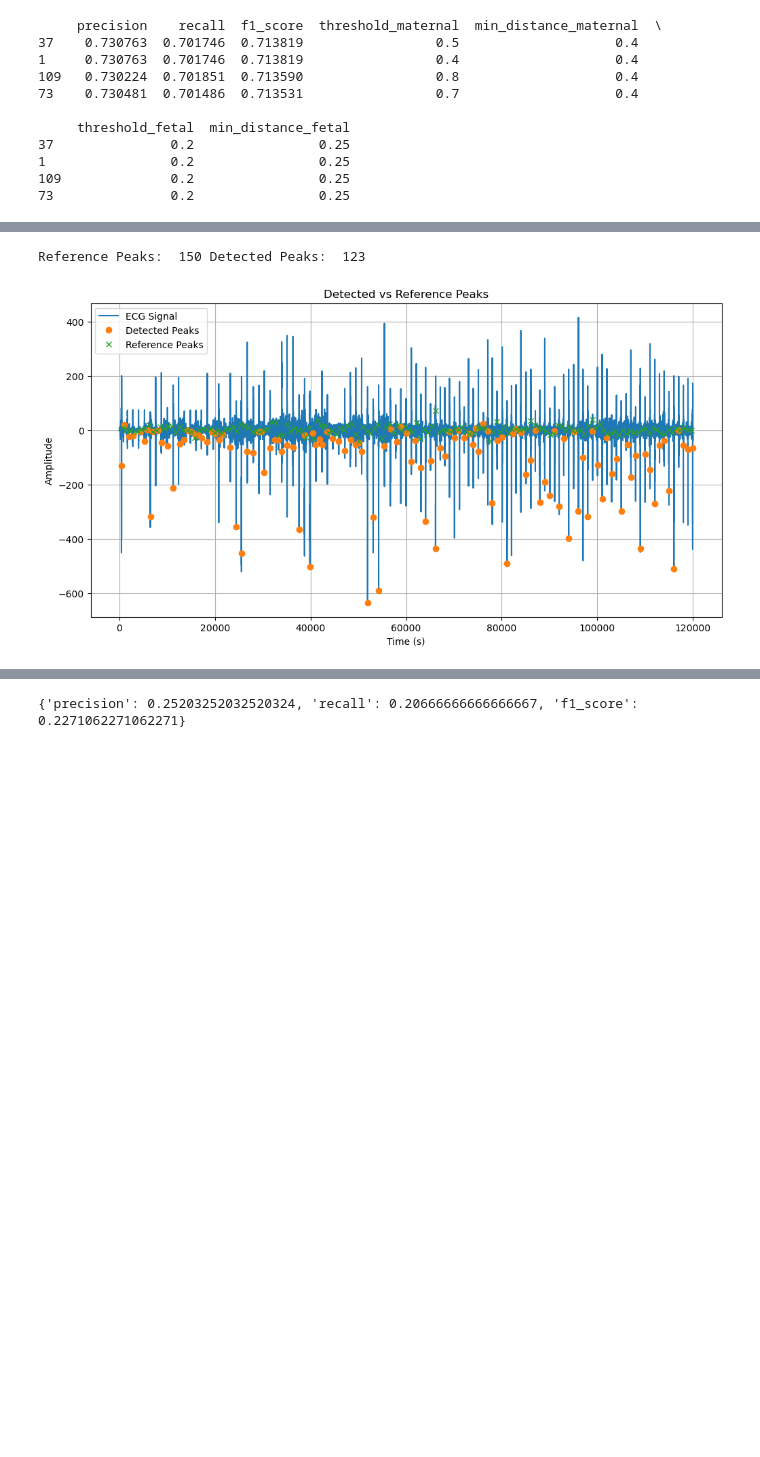
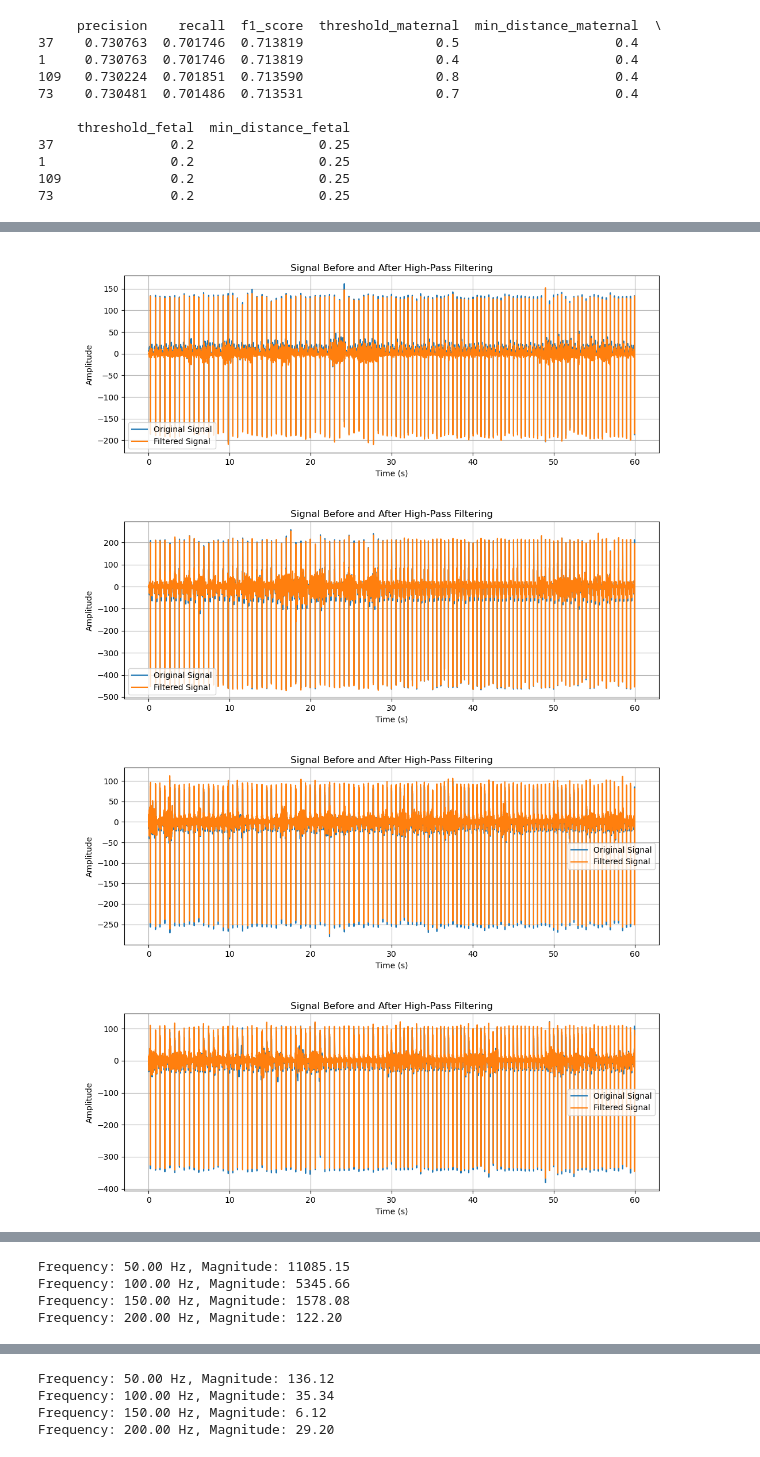
Before and after one commit to EmadBahreini/Fetal_ECG_Detector, a Jupyter notebook: main-pipeline.ipynb, the cells around one changed output, grey strips where cells are left out. Saved outputs shown, nothing was run; the diff lists cells and outputs as text; code cells hidden in the pictures; blank space fills up the shorter version.

```diff
--- a/main-pipeline.ipynb
+++ b/main-pipeline.ipynb
@@ -262,28 +265,34 @@ plt.show()
 # %%
 from utils.sanityCheck import check_noise
-# %matplotlib widget
+%matplotlib widget
 
 # Preprocess the ECG data
 data = dataSet['a18.']
 s1 = clean_data(data)
-s2 = baseline_wander_remover(s1,plot_results=False)
+s2 = baseline_wander_remover(s1,plot_results=True)
+check_noise(s2.channel1)
 s3 = Multi_Power_line_interference_canceller(s2)
-# check_noise(s3.channel4)
-s4 = changeSamplingRate(s3, 1000, 2000,plot_result=False)
+check_noise(s3.channel1)
+s4 = changeSamplingRate(s3, 1000, 2000,plot_result=True)
 s4_pca = multi_channel_QRS_enhancement(s4, show_plot=False)
-qrs_peaks = QRS_detector(s4_pca,sampling_rate=2000,threshold=0.5,min_distance=0.4, show_plot=False)
+qrs_peaks = QRS_detector(s4_pca,sampling_rate=2000,threshold=0.5,min_distance=0.4, show_plot=True)
+print('MHR: ',len(qrs_peaks))
 # # Perform MECG cancellation
 s5, _ = mecg_cancellation(s4,qrs_peaks,fs=2000,N=10,correlation_threshold=0.7)
 # plot_mecg_removal_example(s4.channel1,s5.channel1,qrs_peaks,2000,i=13)
-s5_pca = multi_channel_QRS_enhancement(s5,show_plot=False)
+s5_pca = multi_channel_QRS_enhancement(s5,show_plot=True)
 # #
-qrs_peaks_fetal = QRS_detector(s5_pca,sampling_rate=2000, show_plot=False,threshold=0.2, min_distance=0.25)
+qrs_peaks_fetal = QRS_detector(s5_pca,sampling_rate=2000, show_plot=True,threshold=0.2, min_distance=0.25)
 # # Match QRS peaks
 reference_peaks = np.array(QRSSet['a18.'])
 print('Reference Peaks: ',len(reference_peaks),'Detected Peaks: ',len(qrs_peaks_fetal))
 # print(len(s5.channel1))
-plot_detected_reference_peaks(s5.channel2,qrs_peaks_fetal,reference_peaks*2)
+plot_detected_reference_peaks(s5.channel1,qrs_peaks_fetal,reference_peaks*2)
 tp,fp,fn = match_qrs_peaks(qrs_peaks_fetal, reference_peaks,fs=2000,tolerance_ms=50)
 metrics_values = compute_evaluation_metrics(tp=tp, fp=fp, fn=fn)
 print(metrics_values)
 # %% [output]
+[figure, new version]
+[figure, added]
+[figure, added]
+[figure, added]
@@ -290,2 +300,4 @@ print(metrics_values)
-Reference Peaks:  150 Detected Peaks:  123
+Frequency: 50.00 Hz, Magnitude: 11085.15
+Frequency: 100.00 Hz, Magnitude: 5345.66
+Frequency: 150.00 Hz, Magnitude: 1578.08
+Frequency: 200.00 Hz, Magnitude: 122.20
-[figure, old version]
@@ -292 +305,4 @@ Reference Peaks:  150 Detected Peaks:  123
-{'precision': 0.25203252032520324, 'recall': 0.20666666666666667, 'f1_score': 0.2271062271062271}
+Frequency: 50.00 Hz, Magnitude: 136.12
+Frequency: 100.00 Hz, Magnitude: 35.34
+Frequency: 150.00 Hz, Magnitude: 6.12
+Frequency: 200.00 Hz, Magnitude: 29.20
```
Also changed, not shown: parts of 7 cells of this notebook, 5 other files.
